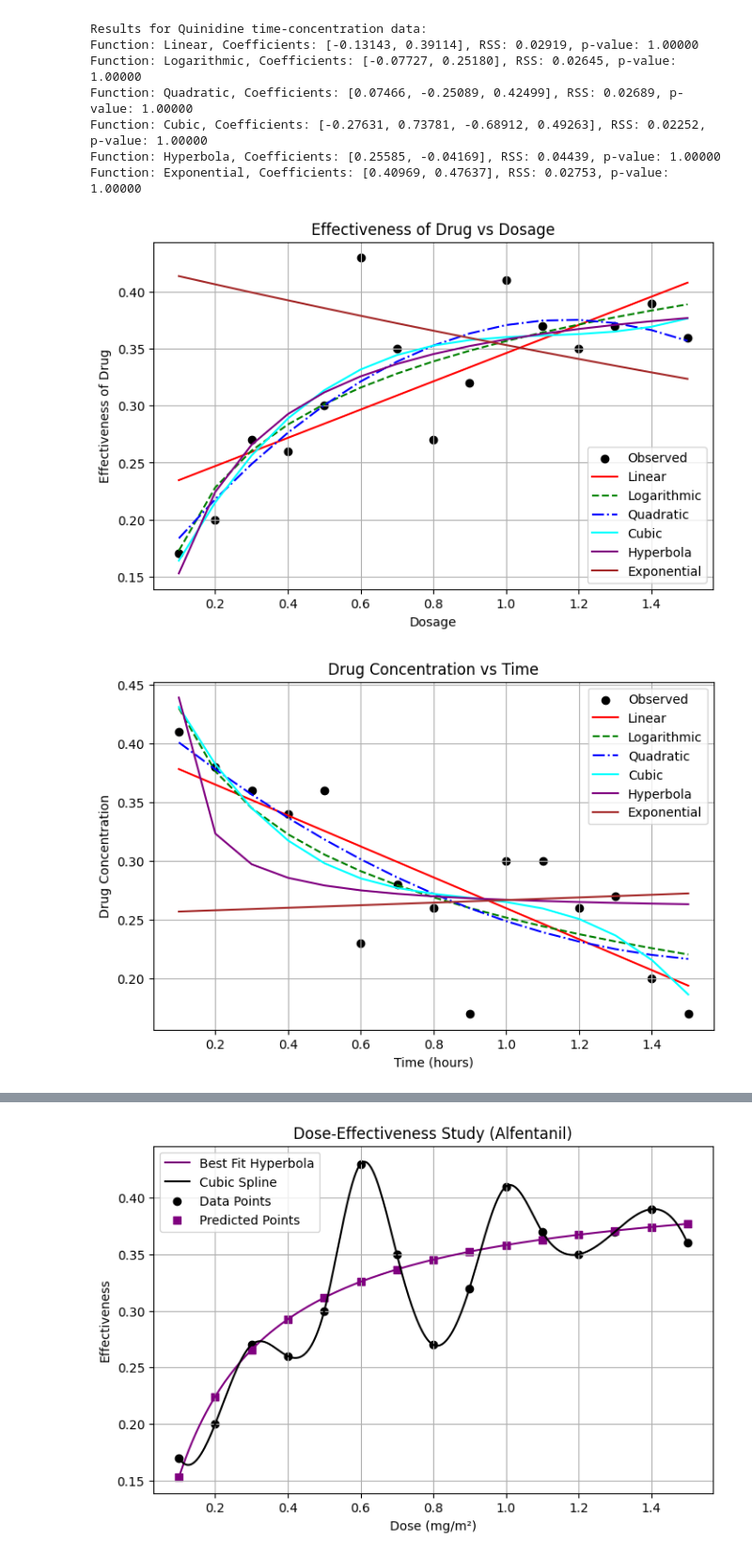
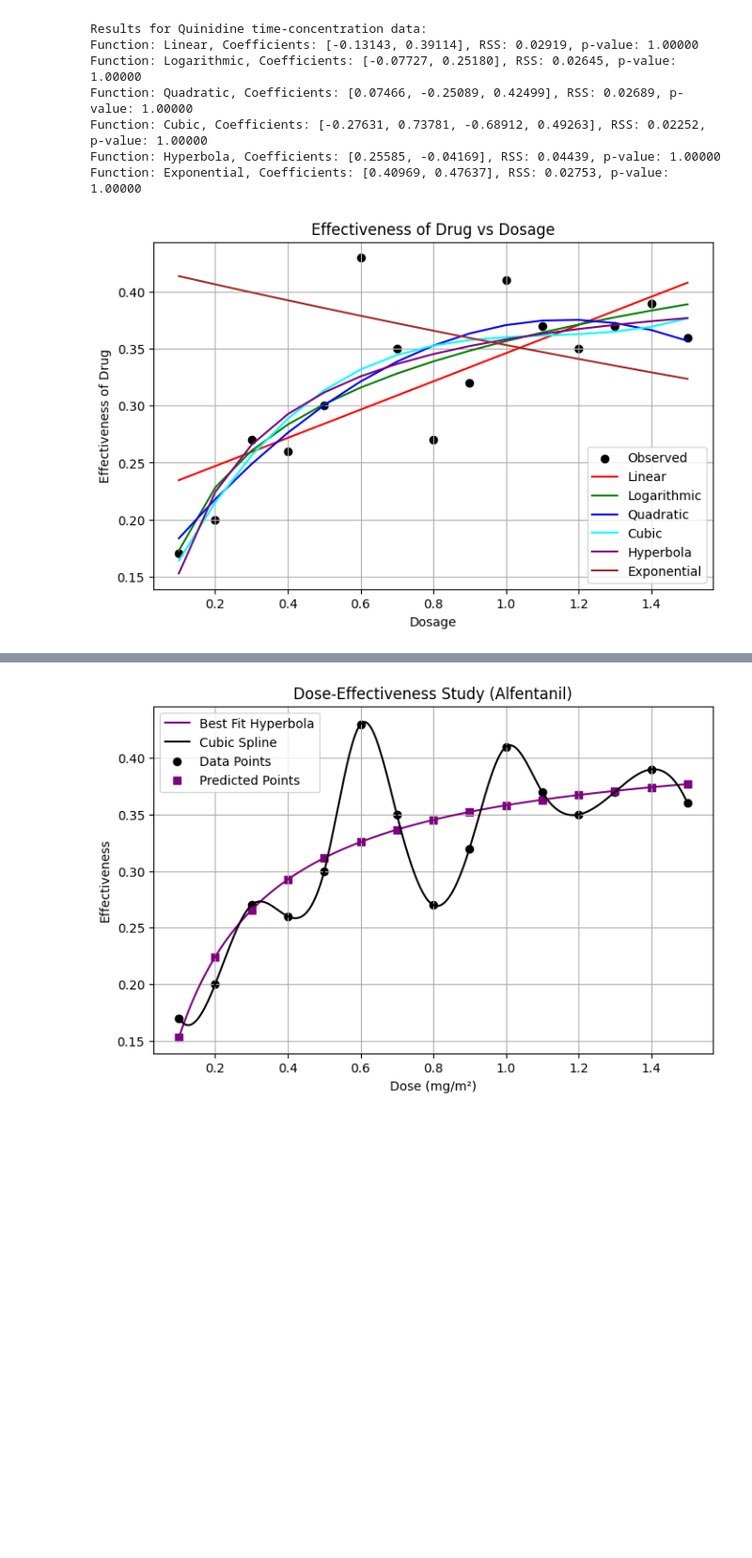
Before and after one commit to winati17/ml-in-medicine, a Jupyter notebook: ch-66.ipynb, the cells around one changed output, grey strips where cells are left out. Shown at 94% size. Saved outputs shown, nothing was run; the diff lists cells and outputs as text; code cells hidden in the pictures; blank space fills up the shorter version.

```diff
--- a/ch-66.ipynb
+++ b/ch-66.ipynb
@@ -91,79 +81,32 @@ Function: Exponential, Coefficients: [0.40969, 0.47637], RSS: 0.02753, p-value:
 # %%
 import matplotlib.pyplot as plt
 
-# Generate plots with multiple fits for each study
-
-# Plot for Dose-Effectiveness Study
 plt.figure(figsize=(8, 5))
 plt.scatter(x_dose, y_effectiveness, color='black', marker='o', label="Observed")
 
-# Linear fit
 params_linear, _ = curve_fit(linear, x_dose, y_effectiveness)
 plt.plot(x_dose, linear(x_dose, *params_linear), label="Linear", linestyle='-', color='red')
 
-# Logarithmic fit
 params_log, _ = curve_fit(logarithmic, x_dose, y_effectiveness)
-plt.plot(x_dose, logarithmic(x_dose, *params_log), label="Logarithmic", linestyle='--', color='green')
+plt.plot(x_dose, logarithmic(x_dose, *params_log), label="Logarithmic", linestyle='-', color='green')
 
-# Quadratic fit
 params_quad, _ = curve_fit(quadratic, x_dose, y_effectiveness)
-plt.plot(x_dose, quadratic(x_dose, *params_quad), label="Quadratic", linestyle='-.', color='blue')
+plt.plot(x_dose, quadratic(x_dose, *params_quad), label="Quadratic", linestyle='-', color='blue')
 
-# Cubic fit
 params_cubic, _ = curve_fit(cubic, x_dose, y_effectiveness)
 plt.plot(x_dose, cubic(x_dose, *params_cubic), label="Cubic", linestyle='-', color='cyan')
 
-# Hyperbola fit
 params_hyperbolic, _ = curve_fit(hyperbola, x_dose, y_effectiveness)
 plt.plot(x_dose, hyperbola(x_dose, *params_hyperbolic), label="Hyperbola", linestyle='-', color='purple')
 
-# Exponential fit
 params_exp, _ = curve_fit(exponential, x_dose, y_effectiveness)
 plt.plot(x_dose, exponential(x_dose, *params_hyperbolic), label="Exponential", linestyle='-', color='brown')
 
-# Customize plot
 plt.xlabel("Dosage")
 plt.ylabel("Effectiveness of Drug")
 plt.title("Effectiveness of Drug vs Dosage")
 plt.legend()
 plt.grid(True)
 plt.show()
-
-# Plot for Time-Concentration Study
-plt.figure(figsize=(8, 5))
-plt.scatter(x_time, y_concentration, color='black', marker='o', label="Observed")
-
-# Linear fit
-params_linear, _ = curve_fit(linear, x_time, y_concentration)
-plt.plot(x_time, linear(x_time, *params_linear), label="Linear", linestyle='-', color='red')
-
-# Logarithmic fit
-params_log, _ = curve_fit(logarithmic, x_time, y_concentration)
-plt.plot(x_time, logarithmic(x_time, *params_log), label="Logarithmic", linestyle='--', color='green')
-
-# Quadratic fit
-params_quad, _ = curve_fit(quadratic, x_time, y_concentration)
-plt.plot(x_time, quadratic(x_time, *params_quad), label="Quadratic", linestyle='-.', color='blue')
-
-# Cubic fit
-params_cubic, _ = curve_fit(cubic, x_time, y_concentration)
-plt.plot(x_time, cubic(x_time, *params_cubic), label="Cubic", linestyle='-', color='cyan')
-
-# Hyperbola fit
-params_hyperbolic, _ = curve_fit(hyperbola, x_time, y_concentration)
-plt.plot(x_time, hyperbola(x_time, *params_hyperbolic), label="Hyperbola", linestyle='-', color='purple')
-
-# Exponential fit
-params_exp, _ = curve_fit(exponential, x_time, y_concentration)
-plt.plot(x_time, exponential(x_time, *params_hyperbolic), label="Exponential", linestyle='-', color='brown')
-
-# Customize plot
-plt.xlabel("Time (hours)")
-plt.ylabel("Drug Concentration")
-plt.title("Drug Concentration vs Time")
-plt.legend()
-plt.grid(True)
-plt.show()
 # %% [output]
-[figure, old version]
+[figure, new version]
-[figure, removed]
```
Also changed, not shown: parts of 6 cells of this notebook, 1 other file.
